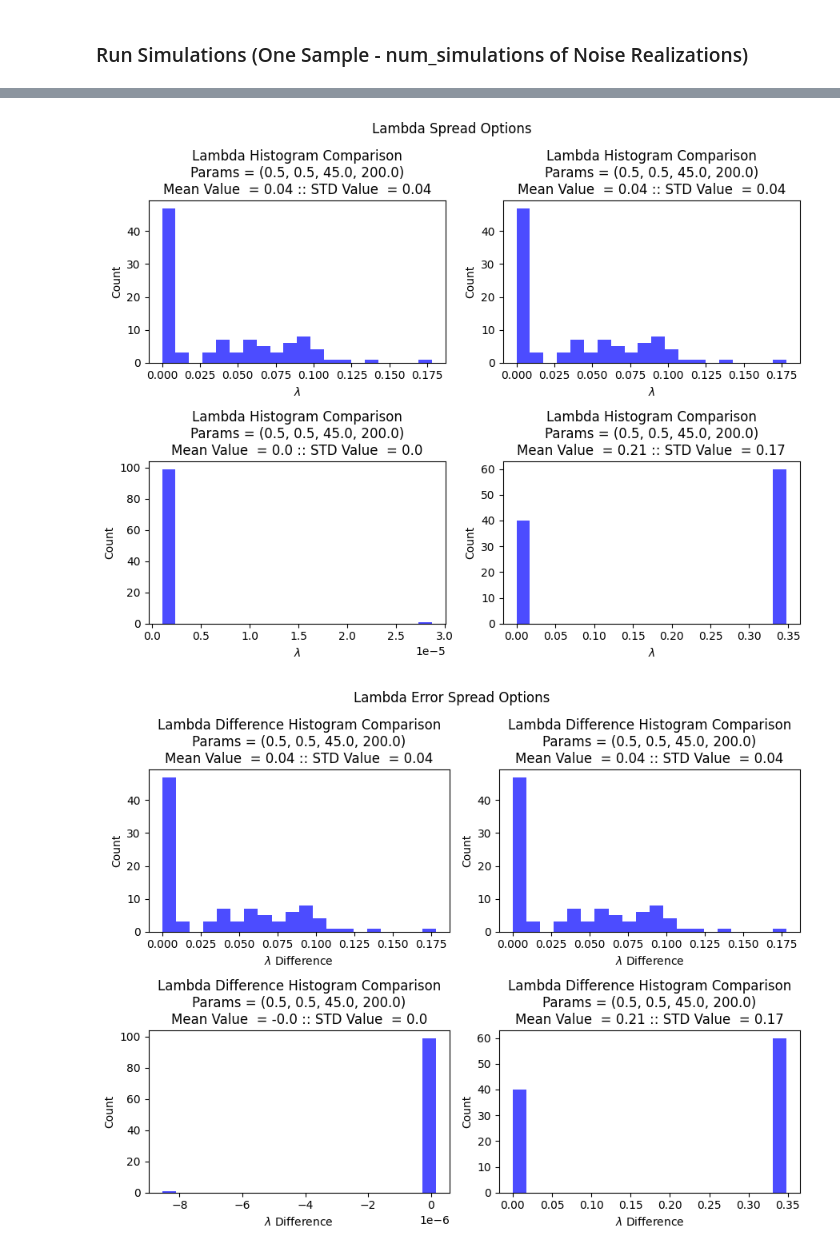
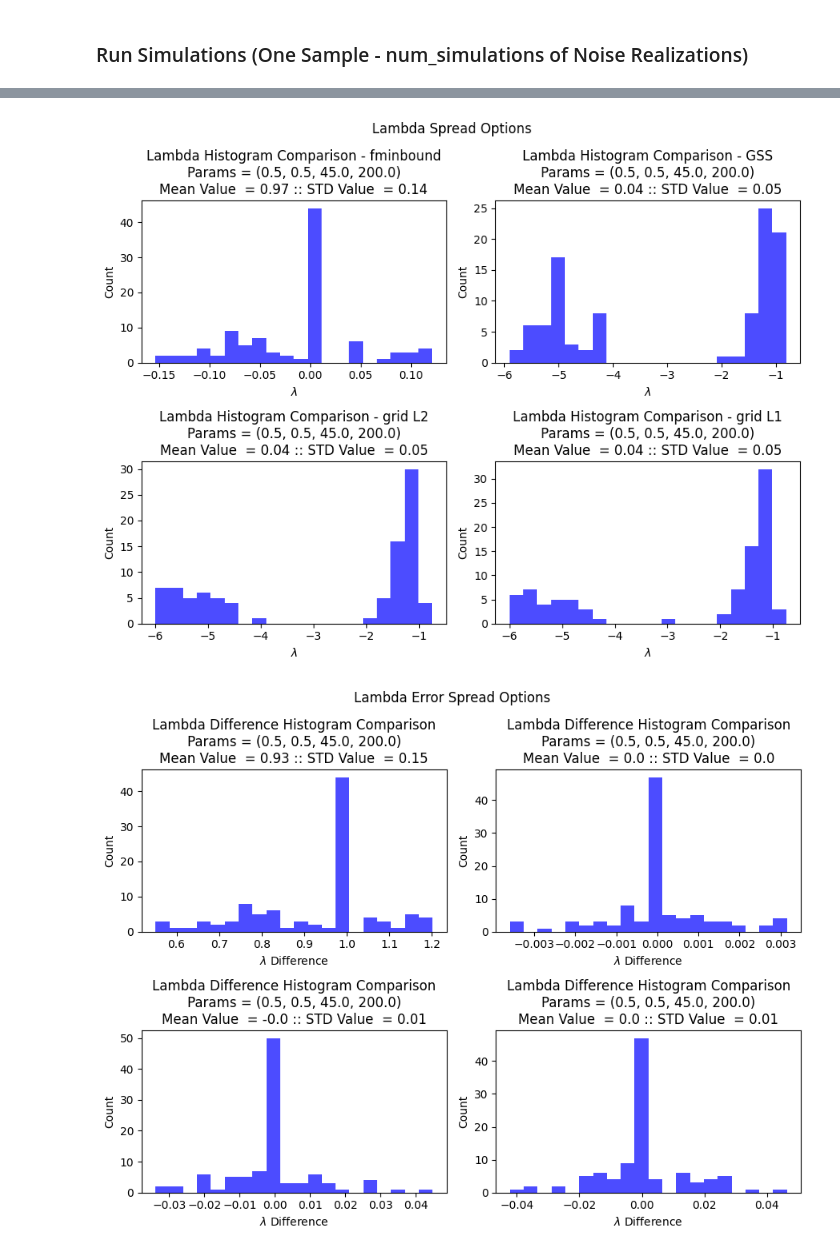
Before and after one commit to Griffin997/OptimalRegularizer, a Jupyter notebook: Generate_LambdaOpt.ipynb, the cells around one changed output, grey strips where cells are left out. Cells and saved outputs as stored; diff of their text form; code cells hidden in the pictures.

Commit message:
Verify that lambda is either a power or a value

```diff
--- a/Generate_LambdaOpt.ipynb
+++ b/Generate_LambdaOpt.ipynb
@@ -139,26 +139,22 @@ def estimate_parameters(data, lam, init_p0 = initial_params):
 
     return c1est, c2est, T21est, T22est
 
-def minLambda_objFunc_omni(lamb, noisey_data, p_true, init_params = initial_params, agg_arr = agg_array):
+def minLambda_objFunc(lamb, noisey_data, p_true, init_params = initial_params, agg_arr = agg_array, omni = False):
 
-    p_est = np.array(estimate_parameters(noisey_data, 10**lamb, init_p0 = init_params))
+    p_est = np.array(estimate_parameters(noisey_data, lamb, init_p0 = init_params))
     obj_value = np.linalg.norm(agg_arr*(p_est-p_true))
 
-    return obj_value, p_est
+    if omni:
+        return obj_value, p_est
+    else:
+        return obj_value
 
-def minLambda_objFunc(lamb, noisey_data, p_true, init_params = initial_params, agg_arr = agg_array):
-
-    p_est = np.array(estimate_parameters(noisey_data, 10**lamb, init_p0 = init_params))
-    obj_value = np.linalg.norm(agg_arr*(p_est-p_true))
-
-    return obj_value
-
-def find_minLambda_L2grid_omni(noisey_data, p_true, lambdas = default_lambdas, agg_arr = agg_array):
+def find_minLambda_L2grid_omni(noisey_data, p_true, lambdas = default_lambdas):
     #Finds the lambda which minimizes the total error of the NLLS estimates for a given data set
     abs_error_list = []
     estimates = []
     for lam in lambdas:
-        error, est = minLambda_objFunc_omni(lam,noisey_data, p_true)
+        error, est = minLambda_objFunc(lam,noisey_data, p_true, omni = True)
         estimates.append(np.array(est))
         abs_error_list.append(error)
 
@@ -173,7 +169,7 @@ def find_minLambda_L1grid_omni(noisey_data, p_true, lambdas = default_lambdas, a
     abs_error_list = []
     estimates = []
     for lam in lambdas:
-        error, est = minLambda_objFunc_omni(lam,noisey_data, p_true)
+        error, est = minLambda_objFunc(lam,noisey_data, p_true, omni = True)
         estimates.append(np.array(est))
         error = np.absolute(est-p_true)
         abs_error_list.append(error.dot(agg_arr)) #product and sum of the scaled vector
@@ -184,18 +180,18 @@ def find_minLambda_L1grid_omni(noisey_data, p_true, lambdas = default_lambdas, a
 
     return min_error_est, min_error_lambda, abs_error_list
 
-def generate_Lcurve_data(noisey_data, p_true, lambdas = default_lambdas, agg_arr = agg_array):
+def generate_Lcurve_data(noisey_data, p_true, lambdas = default_lambdas):
     #Finds the lambda which minimizes the total error of the NLLS estimates for a given data set
     abs_error_list = []
     param_estimates = []
     for lam in lambdas:
-        error, est = minLambda_objFunc_omni(lam,noisey_data, p_true)
+        error, est = minLambda_objFunc(lam,noisey_data, p_true, omni = True)
         param_estimates.append(np.array(est))
         abs_error_list.append(error)
 
     return param_estimates, abs_error_list
 
-def find_minLambda_GSS_omni(noisey_data, p_true, tolerance = GSS_tolerance, lambdaA = lambdaA, lambdaB = lambdaB, agg_arr = agg_array):
+def find_minLambda_GSS_omni(noisey_data, p_true, tolerance = GSS_tolerance, lambdaA = lambdaA, lambdaB = lambdaB):
     #Finds the lambda which minimizes the total error of the NLLS estimates for a given data set
     goldRat = (5**(1/2)-1)/2
 
@@ -210,8 +206,8 @@ def find_minLambda_GSS_omni(noisey_data, p_true, tolerance = GSS_tolerance, lamb
     lambdaList.append(10**lam_high)
 
     #Getting an initial measure of the parameters
-    error_low, est_low = minLambda_objFunc_omni(lam_low, noisey_data, p_true)
-    error_high, est_high = minLambda_objFunc_omni(lam_high, noisey_data, p_true)
+    error_low, est_low = minLambda_objFunc(10**lam_low, noisey_data, p_true, omni = True)
+    error_high, est_high = minLambda_objFunc(10**lam_high, noisey_data, p_true, omni = True)
 
     paramEstimates.append(est_low)
     paramEstimates.append(est_high)
@@ -231,7 +227,7 @@ def find_minLambda_GSS_omni(noisey_data, p_true, tolerance = GSS_tolerance, lamb
             lambdaList.append(10**lam_high)
 
             error_low = error_high
-            error_high, est_high = minLambda_objFunc_omni(lam_high, noisey_data, p_true)
+            error_high, est_high = minLambda_objFunc(10**lam_high, noisey_data, p_true, omni = True)
 
             paramEstimates.append(est_high)
             errorList.append(error_high)
@@ -245,7 +241,7 @@ def find_minLambda_GSS_omni(noisey_data, p_true, tolerance = GSS_tolerance, lamb
             lambdaList.append(10**lam_low)
 
             error_high = error_low
-            error_low, est_low = minLambda_objFunc_omni(lam_low, noisey_data, p_true)
+            error_low, est_low = minLambda_objFunc(10**lam_low, noisey_data, p_true, omni = True)
 
             paramEstimates.append(est_low)
             errorList.append(error_low)
@@ -600,32 +596,32 @@ display(type_to_count)
 # %%
 styleList = ("fminbound","GSS","grid L2","grid L1")
 fig, ax = plt.subplots(2,2, figsize=(9,7), tight_layout=True)
 fig.suptitle("Lambda Spread Options")
 for i in range(lambda_matrix.shape[-1]):
 
     xax = i//2
     yax = i%2
-    ax[xax, yax].hist(x=lambda_matrix[:,i], bins=20, color='b', label = styleList[i], alpha = 0.7)
+    ax[xax, yax].hist(x=np.log10(lambda_matrix[lambda_matrix[:,i] > 0 ,i]), bins=20, color='b', label = styleList[i], alpha = 0.7)
     ax[xax, yax].set_xlabel(r'$\lambda$')
     ax[xax, yax].set_ylabel('Count')
-    ax[xax, yax].set_title('Lambda Histogram Comparison' +
+    ax[xax, yax].set_title('Lambda Histogram Comparison - ' + styleList[i] +
         '\nParams = ('+ pList + ')' +
         '\nMean Value  = ' + str(np.round(np.mean(lambda_matrix[:,i]),2)) + ' :: STD Value  = ' + str(np.round(np.std(lambda_matrix[:,i]),2)))
 plt.show()
 
 
 fig, ax = plt.subplots(2,2, figsize=(9,7), tight_layout=True)
 fig.suptitle("Lambda Error Spread Options")
 for i in range(difference_matrix.shape[-1]):
     xax = i//2
     yax = i%2
     ax[xax, yax].hist(x=difference_matrix[:,i], bins=20, color='b', label = styleList[i], alpha = 0.7)
     ax[xax, yax].set_xlabel(r'$\lambda$ Difference')
     ax[xax, yax].set_ylabel('Count')
     ax[xax, yax].set_title('Lambda Difference Histogram Comparison' +
         '\nParams = ('+ pList + ')' +
         '\nMean Value  = ' + str(np.round(np.mean(difference_matrix[:,i]),2)) + ' :: STD Value  = ' + str(np.round(np.std(difference_matrix[:,i]),2)))
 plt.show()
 # %% [output]
-[figure, old version]
+[figure, new version]
-[figure, old version]
+[figure, new version]
```
Also changed, not shown: parts of 6 cells of this notebook.
